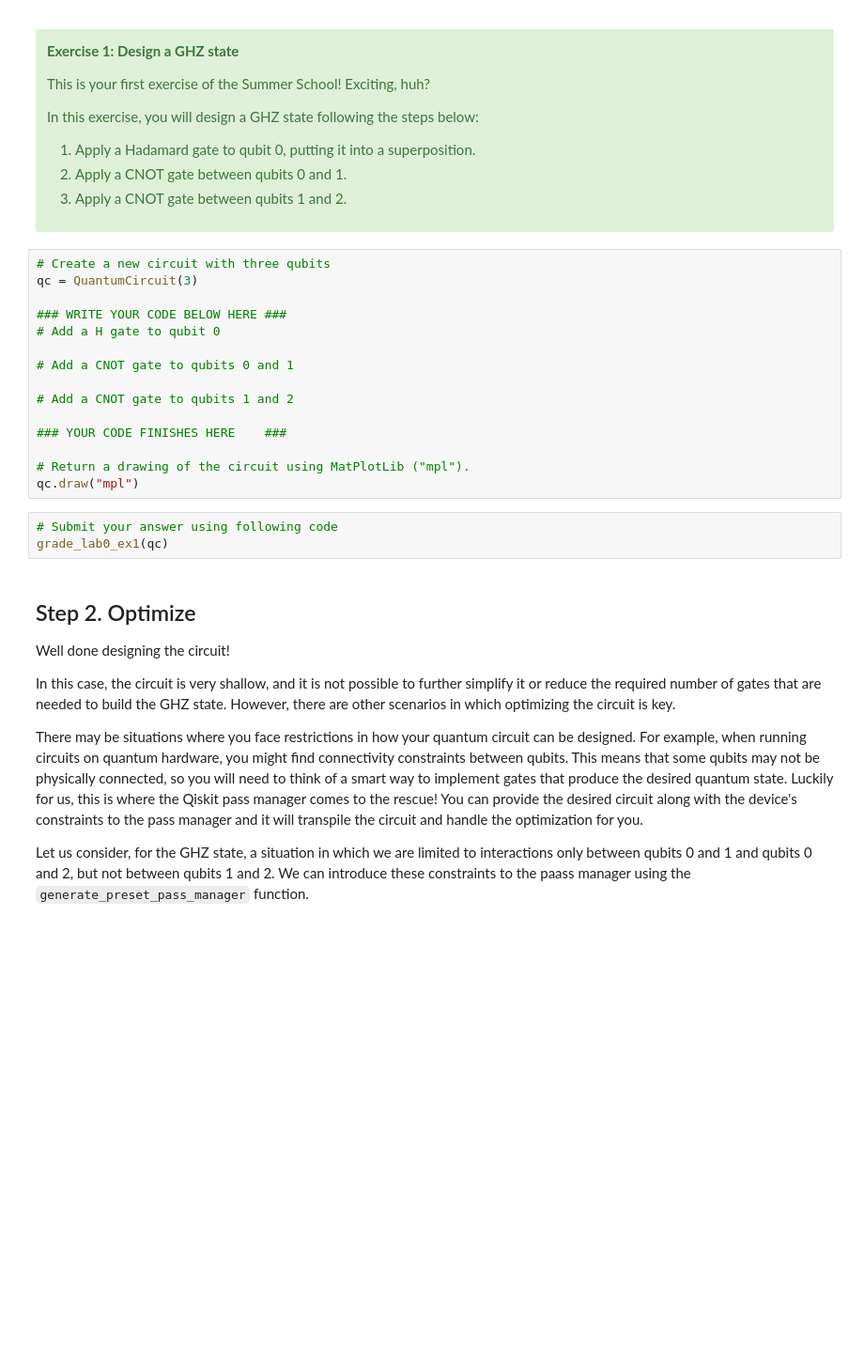
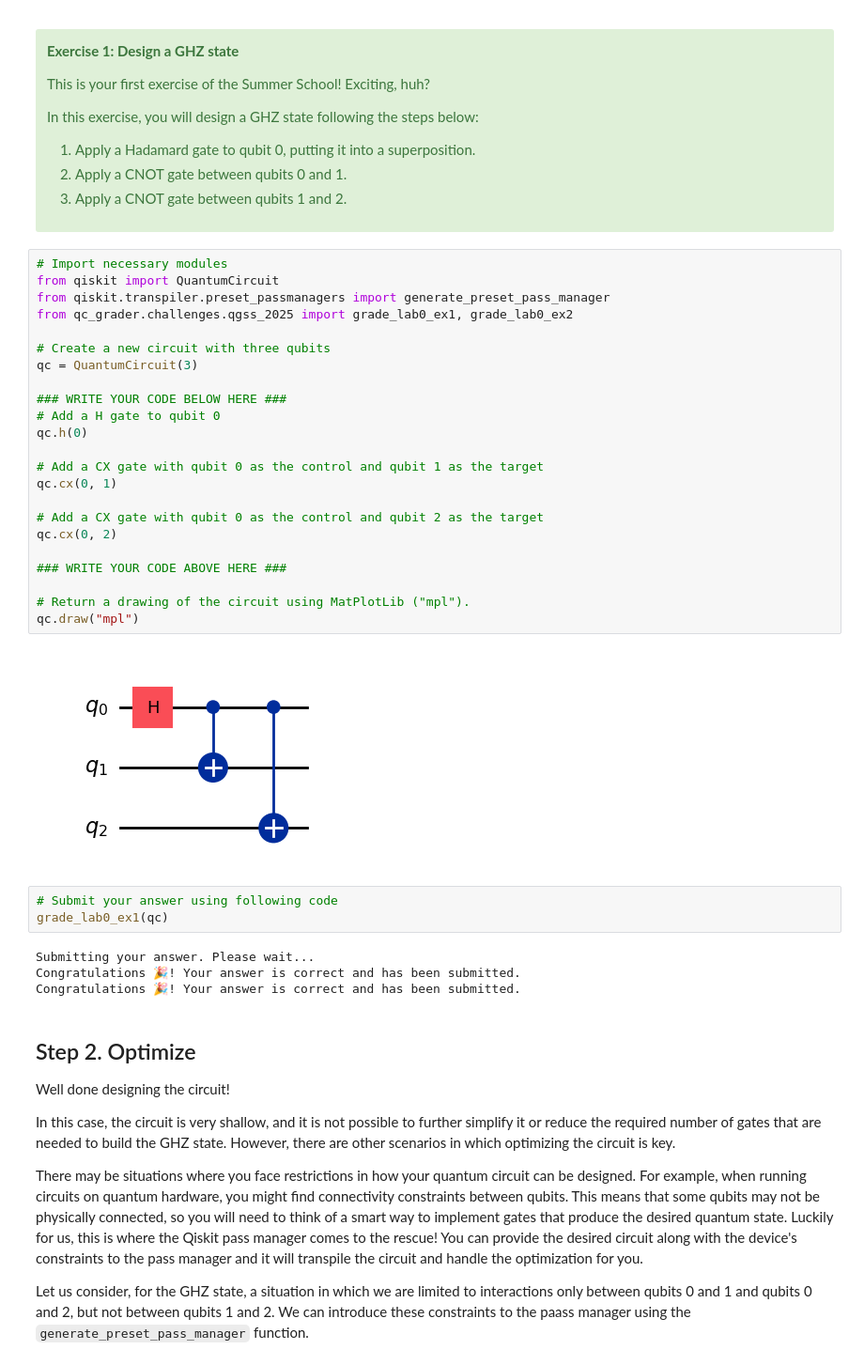
Before and after one commit to firebitsbr/qgss-2025-team07, a Jupyter notebook: lab-0/lab0.ipynb, the cells around one changed output. Shown at 94% size. Drawn from its saved outputs; the diff is of its cells as text; blank space fills up the shorter version.

```diff
--- a/lab-0/lab0.ipynb
+++ b/lab-0/lab0.ipynb
@@ -193,23 +245,37 @@ In this exercise, you will design a GHZ state following the steps below:
 
 </div>
 # %%
+# Import necessary modules
+from qiskit import QuantumCircuit
+from qiskit.transpiler.preset_passmanagers import generate_preset_pass_manager
+from qc_grader.challenges.qgss_2025 import grade_lab0_ex1, grade_lab0_ex2
+
 # Create a new circuit with three qubits
 qc = QuantumCircuit(3)
 
 ### WRITE YOUR CODE BELOW HERE ###
 # Add a H gate to qubit 0
+qc.h(0)
 
-# Add a CNOT gate to qubits 0 and 1
+# Add a CX gate with qubit 0 as the control and qubit 1 as the target
+qc.cx(0, 1)
 
-# Add a CNOT gate to qubits 1 and 2
+# Add a CX gate with qubit 0 as the control and qubit 2 as the target
+qc.cx(0, 2)
 
-### YOUR CODE FINISHES HERE    ###
+### WRITE YOUR CODE ABOVE HERE ###
 
 # Return a drawing of the circuit using MatPlotLib ("mpl").
 qc.draw("mpl")
+# %% [output]
+[figure, added]
 # %%
 # Submit your answer using following code
 grade_lab0_ex1(qc)
+# %% [output]
+Submitting your answer. Please wait...
+Congratulations 🎉! Your answer is correct and has been submitted.
+Congratulations 🎉! Your answer is correct and has been submitted.
 # %% [markdown]
 ## Step 2. Optimize <a id="optimize"></a>
 
```
Also changed, not shown: parts of 15 cells of this notebook.
